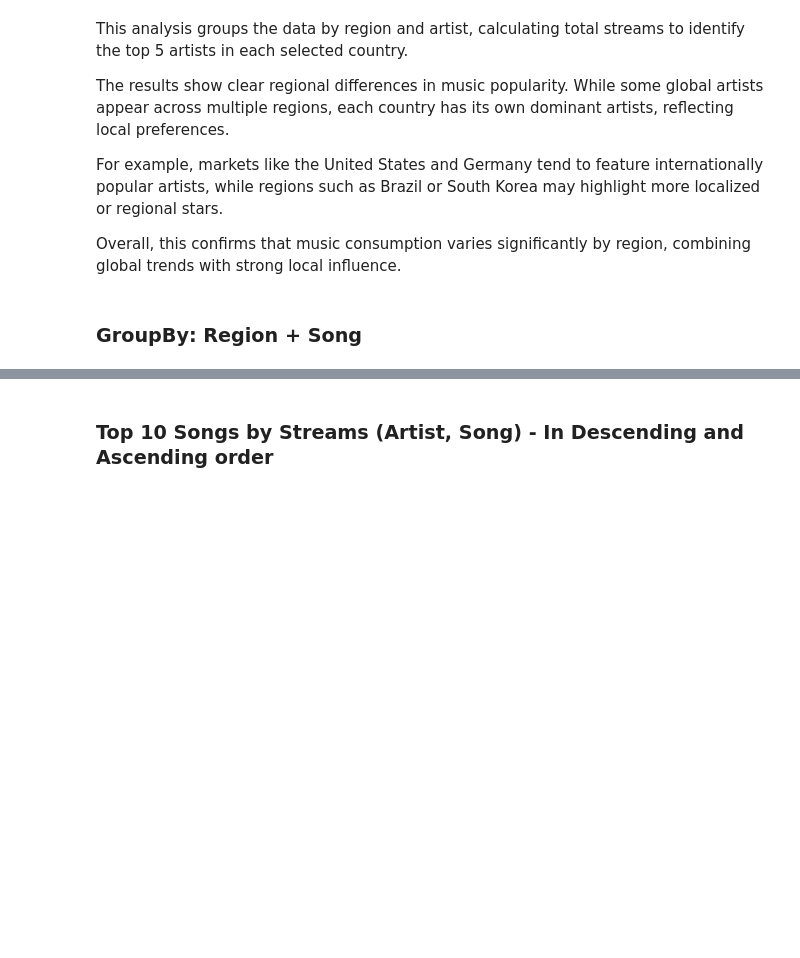
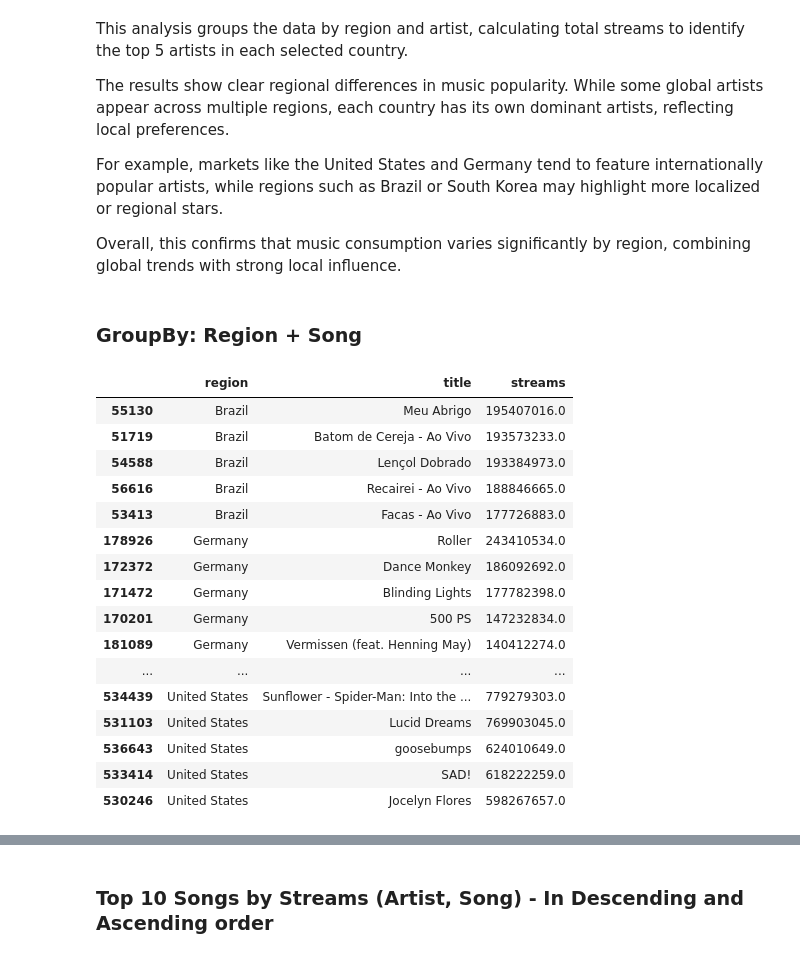
Before and after one commit to NastyaGolovina/Music_Recommendations_Dashboard, a Jupyter notebook: main_notebook.ipynb, the cells around one changed output, grey strips where cells are left out. Drawn from its saved outputs; the diff is of its cells as text; code cells hidden in the pictures; blank space fills up the shorter version.

```diff
--- a/main_notebook.ipynb
+++ b/main_notebook.ipynb
@@ -406,3 +478,39 @@ For example, markets like the United States and Germany tend to feature internat
 Overall, this confirms that music consumption varies significantly by region, combining global trends with strong local influence.
 # %% [markdown]
 ### GroupBy: Region + Song
+# %%
+countries = ["United States", "Brazil", "Germany", "Mexico", "South Korea"]
+
+region_song = (
+    music.groupby(["region", "title"])["streams"]
+    .sum()
+    .reset_index()
+)
+
+region_song_filtered = region_song[region_song["region"].isin(countries)]
+
+region_song_sorted = region_song_filtered.sort_values(
+    ["region", "streams"], ascending=[True, False]
+)
+
+top5_region_song = region_song_sorted.groupby("region").head(5)
+
+top5_region_song
+# %% [output]
+|  | region | title | streams |
+| 55130 | Brazil | Meu Abrigo | 195407016.0 |
+| 51719 | Brazil | Batom de Cereja - Ao Vivo | 193573233.0 |
+| 54588 | Brazil | Lençol Dobrado | 193384973.0 |
+| 56616 | Brazil | Recairei - Ao Vivo | 188846665.0 |
+| 53413 | Brazil | Facas - Ao Vivo | 177726883.0 |
+| 178926 | Germany | Roller | 243410534.0 |
+| 172372 | Germany | Dance Monkey | 186092692.0 |
+| 171472 | Germany | Blinding Lights | 177782398.0 |
+| 170201 | Germany | 500 PS | 147232834.0 |
+| 181089 | Germany | Vermissen (feat. Henning May) | 140412274.0 |
+| ... | ... | ... | ... |
+| 534439 | United States | Sunflower - Spider-Man: Into the ... | 779279303.0 |
+| 531103 | United States | Lucid Dreams | 769903045.0 |
+| 536643 | United States | goosebumps | 624010649.0 |
+| 533414 | United States | SAD! | 618222259.0 |
+| 530246 | United States | Jocelyn Flores | 598267657.0 |
```
Also changed, not shown: parts of 32 cells of this notebook.
